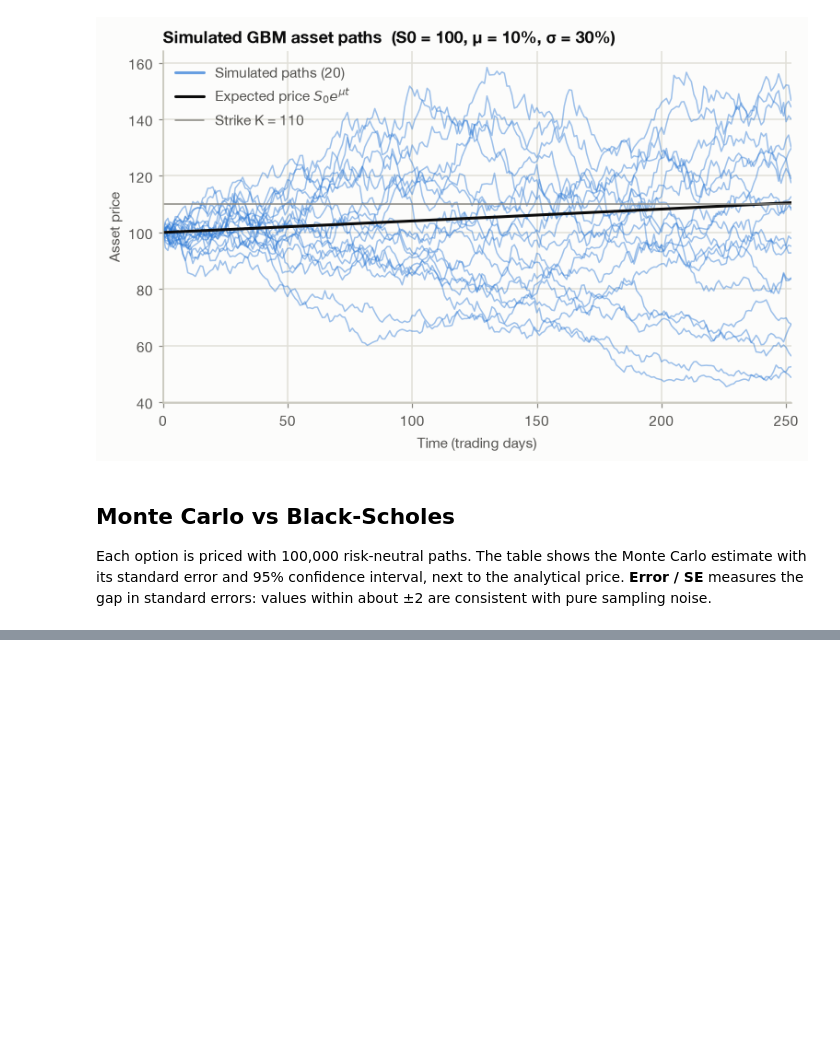
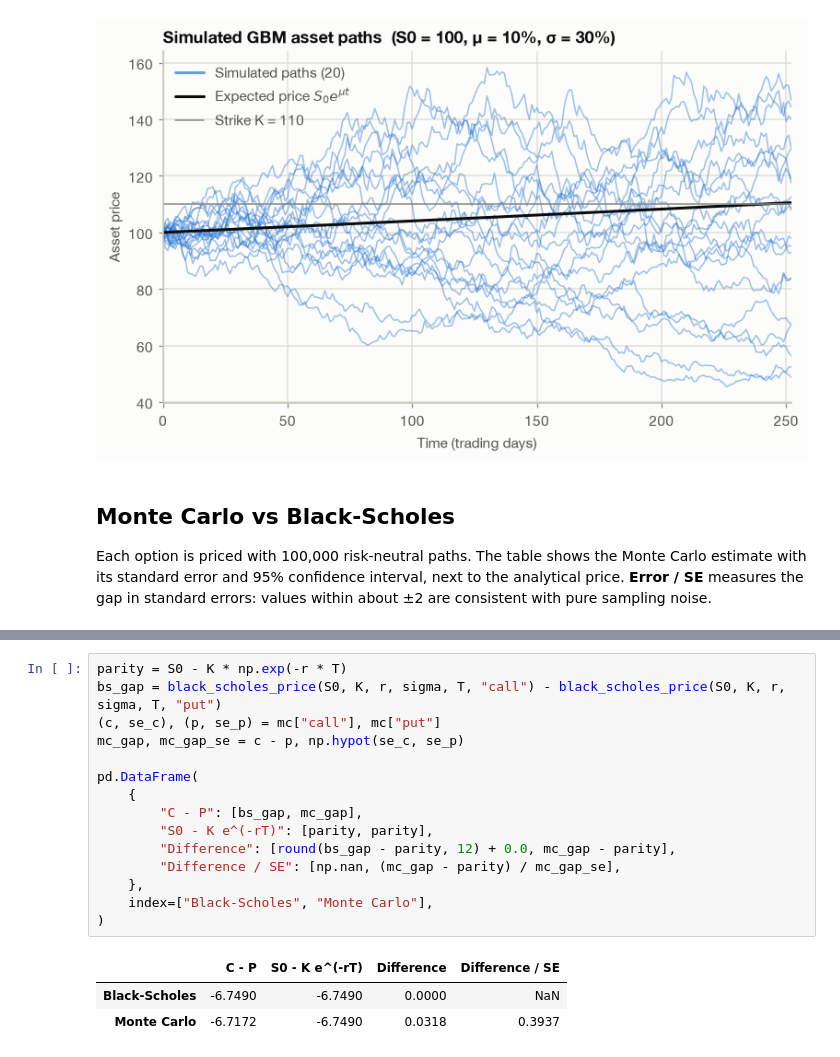
Before and after one commit to mikereg/Monte-Carlo-Option-Pricing, a Jupyter notebook: MC_vs_Black_Scholes.ipynb, the cells around one changed output, grey strips where cells are left out. Drawn from its saved outputs; the diff is of its cells as text; blank space fills up the shorter version.

Commit message:
Add put-call parity check to the notebook

```diff
--- a/MC_vs_Black_Scholes.ipynb
+++ b/MC_vs_Black_Scholes.ipynb
@@ -167,0 +171,19 @@ comparison
+# %%
+parity = S0 - K * np.exp(-r * T)
+bs_gap = black_scholes_price(S0, K, r, sigma, T, "call") - black_scholes_price(S0, K, r, sigma, T, "put")
+(c, se_c), (p, se_p) = mc["call"], mc["put"]
+mc_gap, mc_gap_se = c - p, np.hypot(se_c, se_p)
+
+pd.DataFrame(
+    {
+        "C - P": [bs_gap, mc_gap],
+        "S0 - K e^(-rT)": [parity, parity],
+        "Difference": [round(bs_gap - parity, 12) + 0.0, mc_gap - parity],
+        "Difference / SE": [np.nan, (mc_gap - parity) / mc_gap_se],
+    },
+    index=["Black-Scholes", "Monte Carlo"],
+)
+# %% [output]
+|  | C - P | S0 - K e^(-rT) | Difference | Difference / SE |
+| Black-Scholes | -6.7490 | -6.7490 | 0.0000 | NaN |
+| Monte Carlo | -6.7172 | -6.7490 | 0.0318 | 0.3937 |
```
Also changed, not shown: parts of 1 cell of this notebook.
